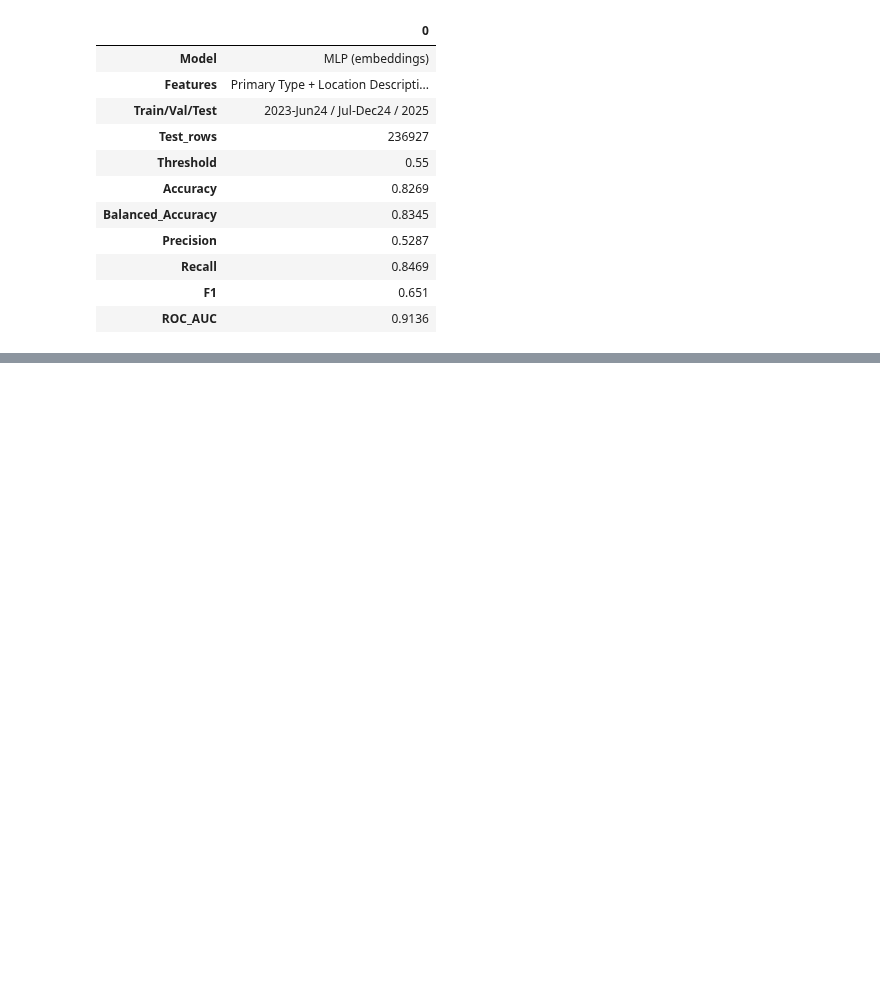
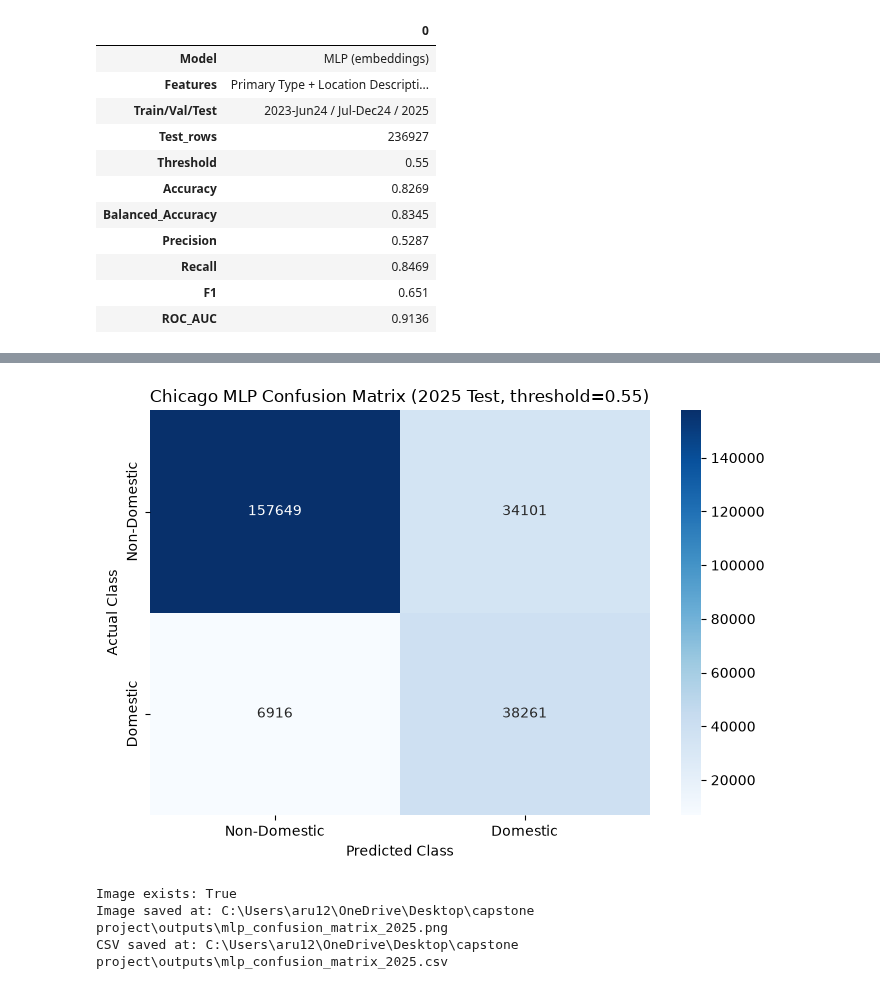
Before and after one commit to PadmasaleAravindaValli/CAPSTONE-PROJECT, a Jupyter notebook: notebooks/08_DL_MLP_Model.ipynb, the cells around one changed output, grey strips where cells are left out. Saved outputs shown, nothing was run; the diff lists cells and outputs as text; code cells hidden in the pictures; blank space fills up the shorter version.

```diff
--- a/notebooks/08_DL_MLP_Model.ipynb
+++ b/notebooks/08_DL_MLP_Model.ipynb
@@ -227,0 +282,44 @@ plt.tight_layout(); plt.show()
+# %%
+
+# Save the confusion matrix image and CSV in outputs
+out_dir = ROOT / "outputs"
+out_dir.mkdir(parents=True, exist_ok=True)
+
+# Plot the confusion matrix
+fig, ax = plt.subplots(figsize=(7, 5))
+
+sns.heatmap(
+    cm,
+    annot=True,
+    fmt="d",
+    cmap="Blues",
+    xticklabels=["Non-Domestic", "Domestic"],
+    yticklabels=["Non-Domestic", "Domestic"],
+    ax=ax
+)
+
+ax.set_xlabel("Predicted Class")
+ax.set_ylabel("Actual Class")
+ax.set_title(f"Chicago MLP Confusion Matrix (2025 Test, threshold={best_t:.2f})")
+
+fig.tight_layout()
+
+# Save BEFORE displaying
+img_path = out_dir / "mlp_confusion_matrix_2025.png"
+fig.savefig(img_path, dpi=300, bbox_inches="tight")
+
+# Save exact counts
+csv_path = out_dir / "mlp_confusion_matrix_2025.csv"
+confusion_table.to_csv(csv_path, index=False)
+
+plt.show()
+plt.close(fig)
+
+print("Image exists:", img_path.exists())
+print("Image saved at:", img_path.resolve())
+print("CSV saved at:", csv_path.resolve())
+# %% [output]
+[figure, added]
+Image exists: True
+Image saved at: C:\Users\aru12\OneDrive\Desktop\capstone project\outputs\mlp_confusion_matrix_2025.png
+CSV saved at: C:\Users\aru12\OneDrive\Desktop\capstone project\outputs\mlp_confusion_matrix_2025.csv
```
Also changed, not shown: parts of 2 cells of this notebook, 4 other files.
